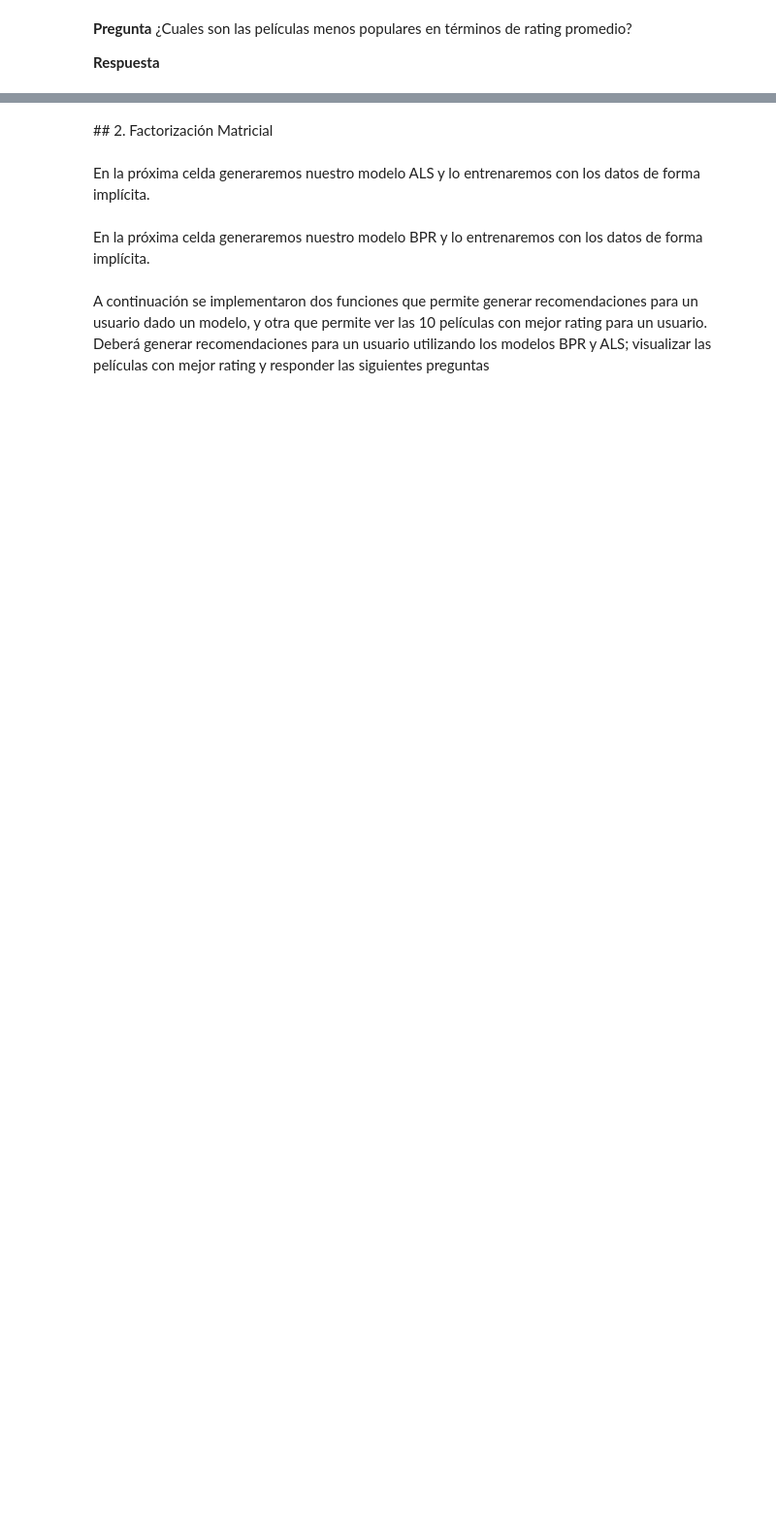
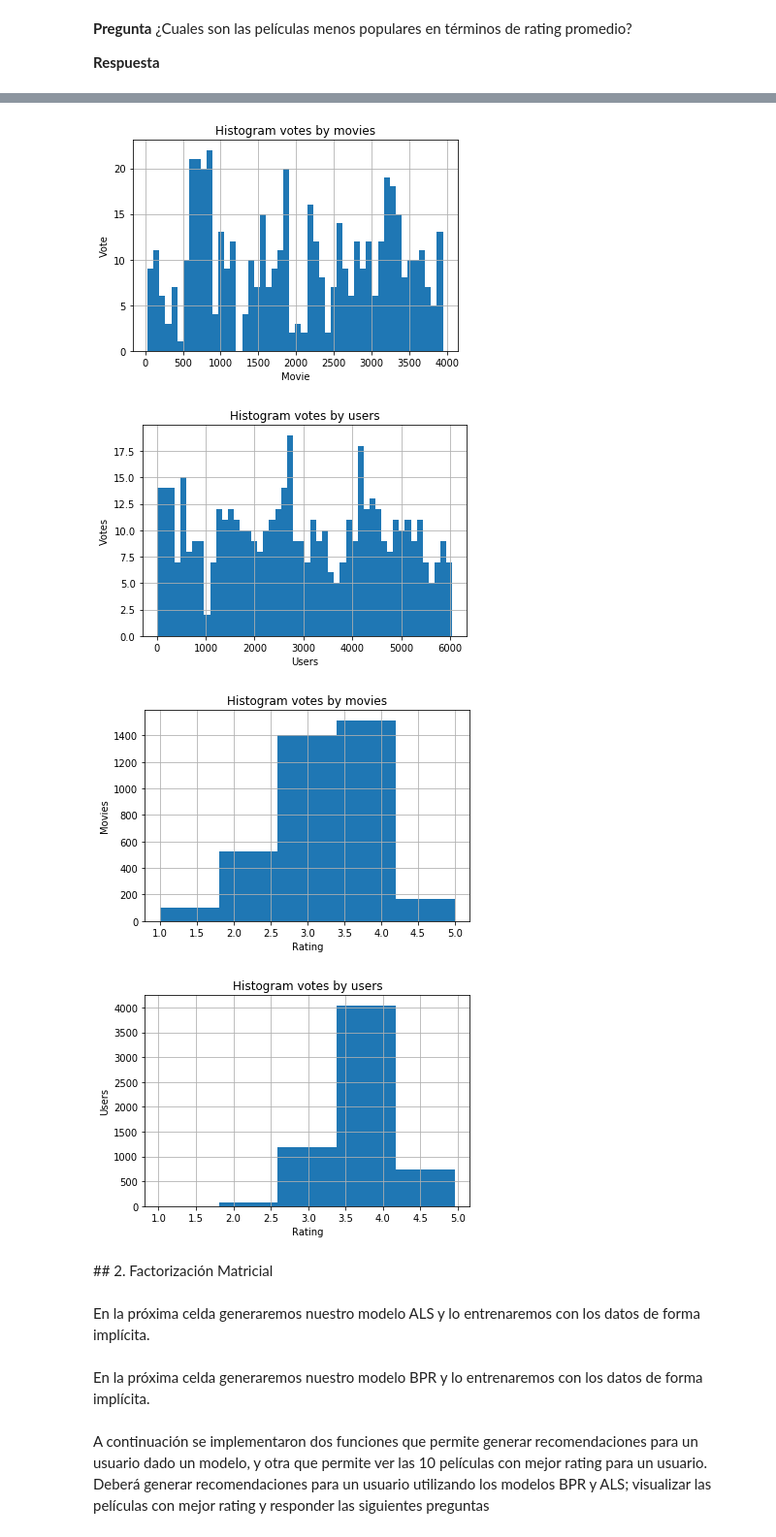
Before and after one commit to ecaminero/recommendation-sys, a Jupyter notebook: recsys-labs/assignment-2/Homework.ipynb, the cells around one changed output, grey strips where cells are left out. Shown at 97% size. Saved outputs shown, nothing was run; the diff lists cells and outputs as text; code cells hidden in the pictures; blank space fills up the shorter version.

```diff
--- a/recsys-labs/assignment-2/Homework.ipynb
+++ b/recsys-labs/assignment-2/Homework.ipynb
@@ -104,7 +111,7 @@ ratings[:5]
 | 4 | 1 | 2355 | 5 |
 # %%
 # Load rating dataset
-ratings_path = './dataset/movies.dat'
+ratings_path = './dataset/ratings.dat'
 headers = ['user_id', 'movie_id', 'rating', 'timestamp']
 ratings = pd.read_csv(ratings_path,
                      names=headers,
@@ -112,5 +119,4 @@ ratings = pd.read_csv(ratings_path,
                      usecols=['user_id', 'movie_id', 'rating'])
 
 ratings[:5]
-# print('# Set de Datos:', len(ratings))
 # %% [output]
@@ -187,3 +234,50 @@ plt.show()
+# %%
+# TODO: Code your answer
+items = ratings.groupby(['movie_id'], as_index=False)[['rating']].count()
+items = items.sort_values(by=['rating'])
+items.head(500)['movie_id'].hist(bins=50) # reducimos el set a 500 para obtener una mejor grafica
+#print(items.head(500))
+plt.title('Histogram votes by movies')
+plt.xlabel('Movie')
+plt.ylabel('Vote')
+plt.show()
+
+# -----------
+users_votes = ratings.groupby(['user_id'], as_index=False)[['rating']].count()
+users_votes = users_votes.sort_values(by=['rating'])
+users_votes.head(500)['user_id'].hist(bins=50) # reducimos el set a 500 para obtener una mejor grafica
+#print(items.head(500))
+plt.title('Histogram votes by users')
+plt.xlabel('Users')
+plt.ylabel('Votes')
+plt.show()
+
+# Ratings con promedio
+
+# TODO: Code your answer
+items = ratings.groupby(['movie_id'], as_index=False)[['rating']].mean()
+items = items.sort_values(by=['rating'])
+items['rating'].hist(bins=5)
+#print(items.head(500))
+plt.title('Histogram votes by movies')
+plt.xlabel('Rating')
+plt.ylabel('Movies')
+plt.show()
+
+# -----------
+users_votes = ratings.groupby(['user_id'], as_index=False)[['rating']].mean()
+users_votes = users_votes.sort_values(by=['rating'])
+users_votes['rating'].hist(bins=5)
+# print(users_votes)
+plt.title('Histogram votes by users')
+plt.xlabel('Rating')
+plt.ylabel('Users')
+plt.show()
+# %% [output]
+[figure, added]
+[figure, added]
+[figure, added]
+[figure, added]
 # %% [markdown]
 ## 2. Factorización Matricial
 # %%
```
Also changed, not shown: parts of 29 cells of this notebook, 6 other files.
